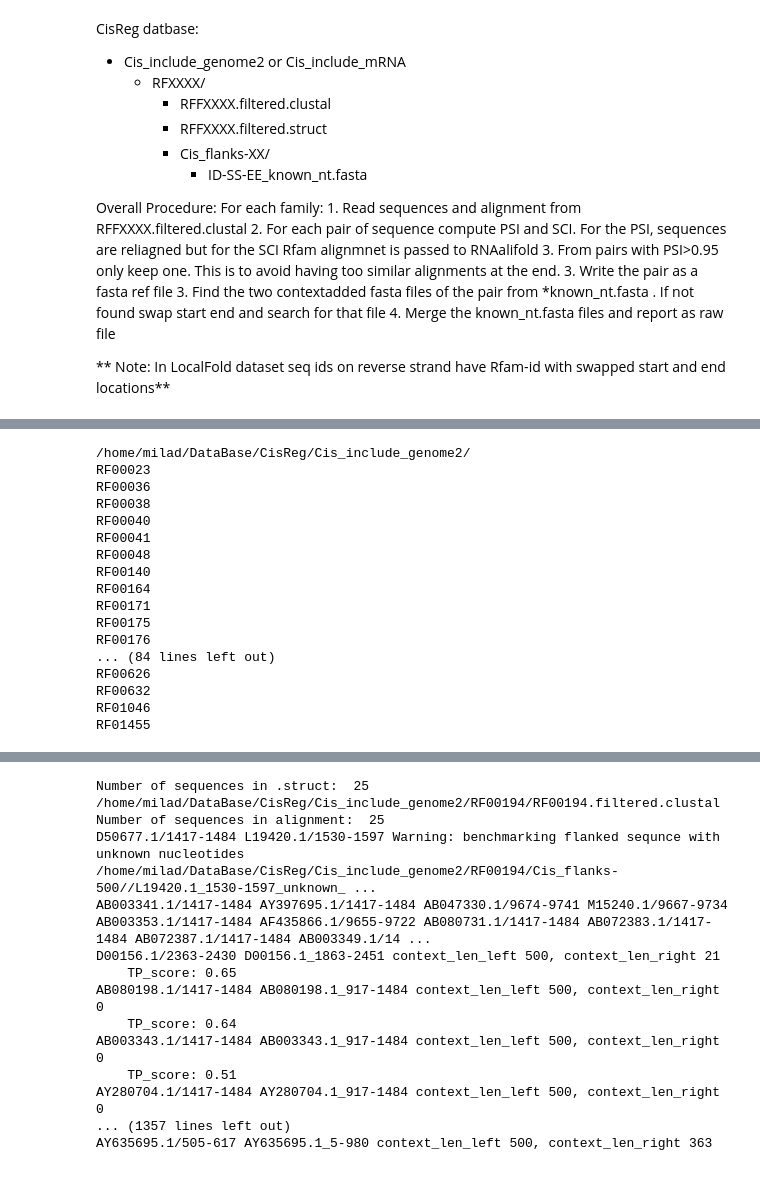
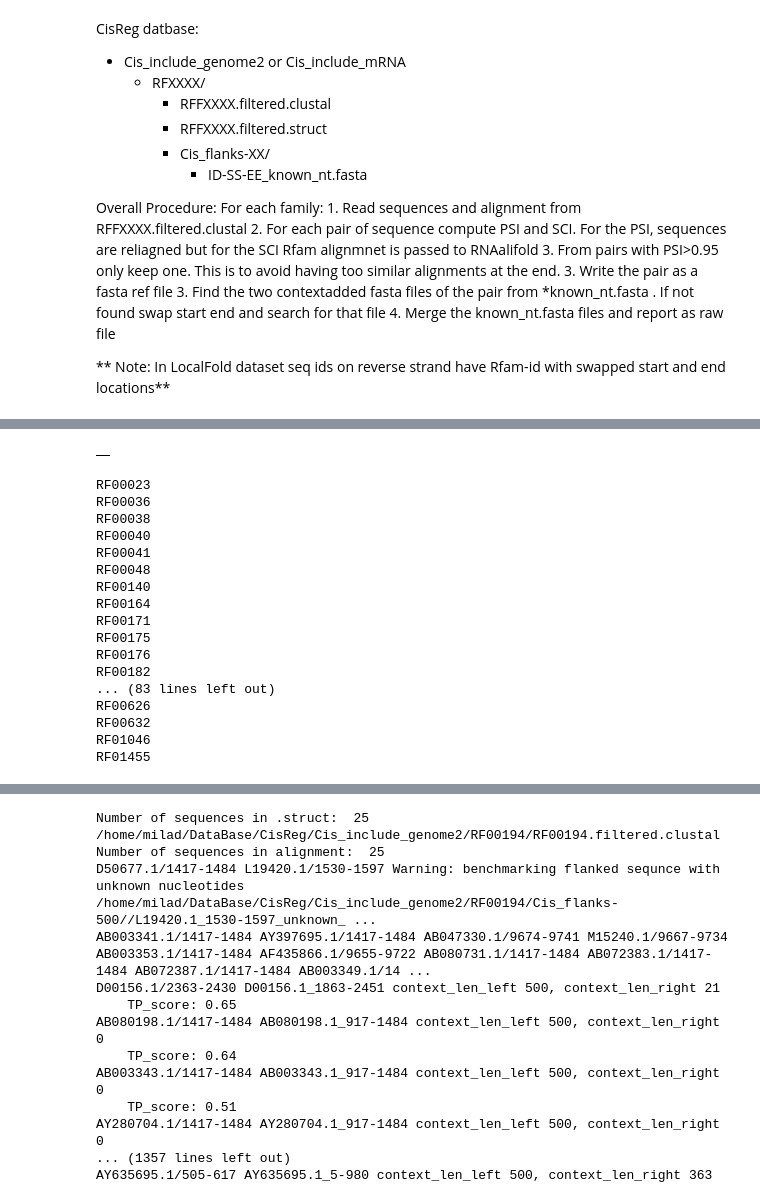
Before and after one commit to mmiladi/mmfold, a Jupyter notebook: cisreg/Benchmark-CisReg.ipynb, the cells around one changed output, grey strips where cells are left out. Saved outputs shown, nothing was run; the diff lists cells and outputs as text; code cells hidden in the pictures.

Commit message:
cisreg use_assymt

```diff
--- a/cisreg/Benchmark-CisReg.ipynb
+++ b/cisreg/Benchmark-CisReg.ipynb
@@ -616,0 +629,23 @@ TypeError: object of type 'NoneType' has no len()
+# %%
+import pandas as pd
+def run_all_fams(dataset, runquake, use_assymetric_context, only_create_assym):
+    df_benchmark_all = pd.DataFrame()
+    if dataset == 'genome':
+        rfam_fams = rfam_fams_genome
+    elif dataset == 'mrna':
+        rfam_fams = rfam_fams_mrna
+    else:
+        raise RuntimeError("Uknown dataset")
+
+    for famid in rfam_fams[0:10]:
+        print "***** RFAM Family: ", famid
+        for cont_len in [200]:#0 , 100, 200]:
+            df_fam_scores = benchmark_family(famid, context_len=cont_len, runquake=runquake,
+                                            dataset=dataset, use_assymetric_context=use_assymetric_context, create_assymetric_context=only_create_assym, parallel=True)
+            df_benchmark_all = df_benchmark_all.append(df_fam_scores)
+#             sys.stdout.flush()
+
+
+    return df_benchmark_all
+
+df_quake_assym = run_all_fams('genome', runquake=True, use_assymetric_context=True, only_create_assym=False)
@@ -617,13 +688,15 @@ TypeError: object of type 'NoneType' has no len()
+# %%
+df_quake_assym
+# %% [output]
+|  |
 # %%
-print db_path
 import glob
-rfam_fams_genome = [os.path.basename(d) for d in glob.glob(CIS_GENOME_PATH+'/RF*[0-9]')]
-rfam_fams_mrna = [os.path.basename(d) for d in glob.glob(CIS_MRNA_PATH+'/RF*[0-9]')]
+rfam_fams_genome = sorted([os.path.basename(d) for d in glob.glob(CIS_GENOME_PATH+'/RF*[0-9]')])
+rfam_fams_mrna = sorted([os.path.basename(d) for d in glob.glob(CIS_MRNA_PATH+'/RF*[0-9]')])
 print "\n".join(sorted(rfam_fams_genome))
 print
 print "\n".join(sorted(rfam_fams_mrna))
 # %% [output]
-/home/milad/DataBase/CisReg/Cis_include_genome2/
 RF00023
 RF00036
 RF00038
@@ -635,7 +708,8 @@ RF00164
 RF00171
 RF00175
 RF00176
-... (84 lines left out)
+RF00182
+... (83 lines left out)
 RF00626
 RF00632
 RF01046
```
Also changed, not shown: parts of 3 cells of this notebook.
